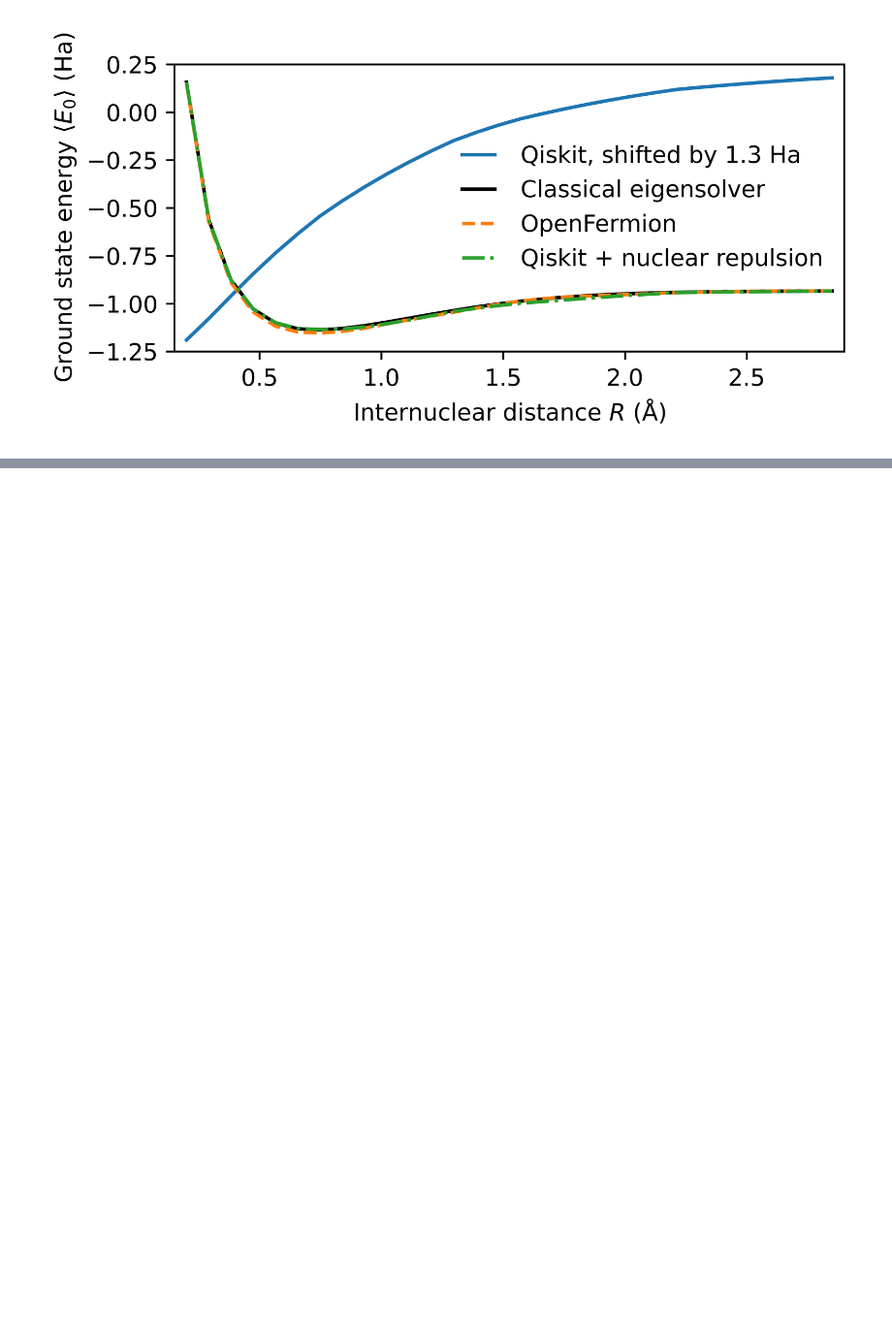
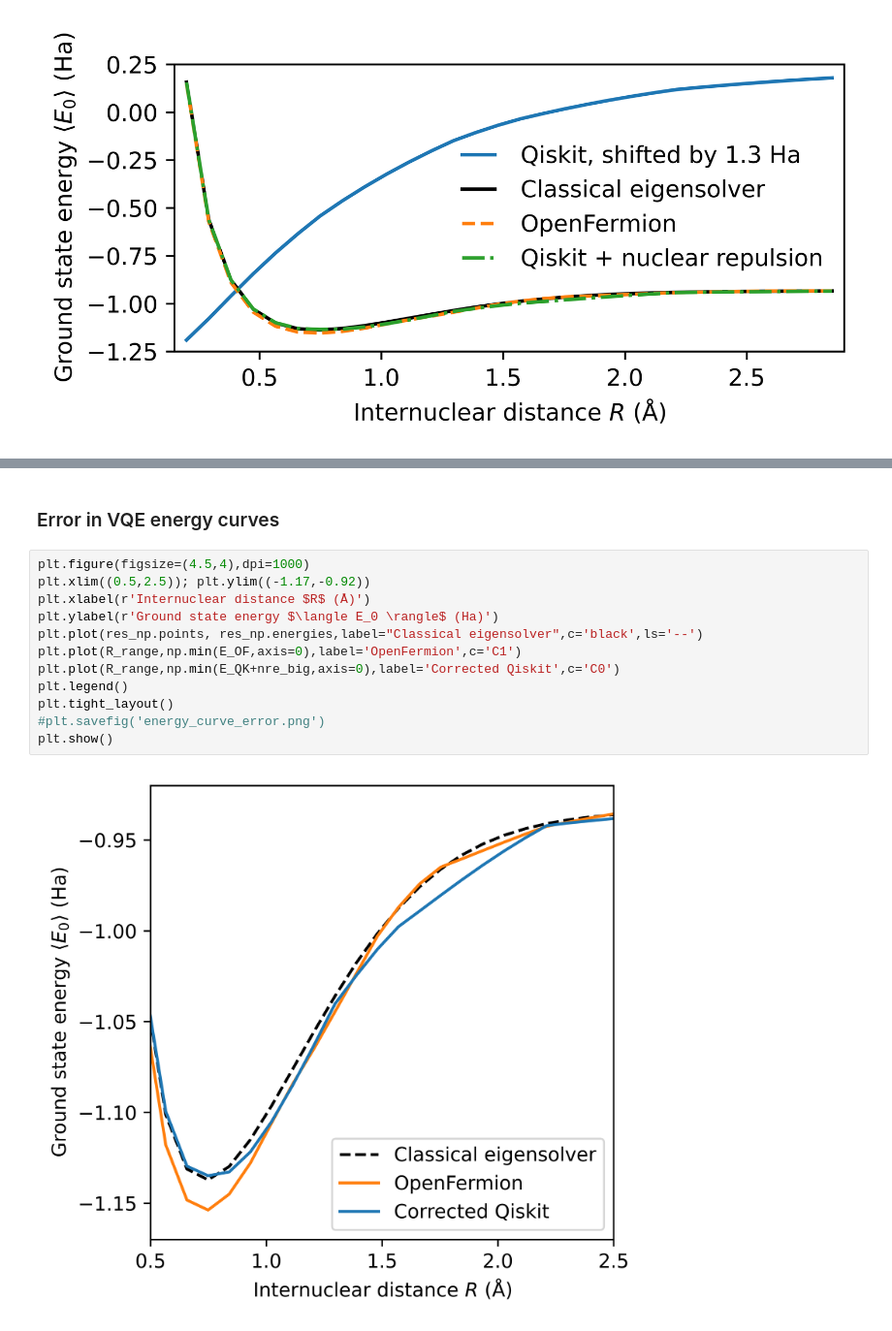
Before and after one commit to MatejHav/quantum-project-group-2, a Jupyter notebook: supporting_code.ipynb, the cells around one changed output, grey strips where cells are left out. Shown at 97% size. Cells and saved outputs as stored; diff of their text form; blank space fills up the shorter version.

```diff
--- a/supporting_code.ipynb
+++ b/supporting_code.ipynb
@@ -157,0 +210,16 @@ plt.show()
+# %% [markdown]
+### Error in VQE energy curves
+# %%
+plt.figure(figsize=(4.5,4),dpi=1000)
+plt.xlim((0.5,2.5)); plt.ylim((-1.17,-0.92))
+plt.xlabel(r'Internuclear distance $R$ (Å)')
+plt.ylabel(r'Ground state energy $\langle E_0 \rangle$ (Ha)')
+plt.plot(res_np.points, res_np.energies,label="Classical eigensolver",c='black',ls='--')
+plt.plot(R_range,np.min(E_OF,axis=0),label='OpenFermion',c='C1')
+plt.plot(R_range,np.min(E_QK+nre_big,axis=0),label='Corrected Qiskit',c='C0')
+plt.legend()
+plt.tight_layout()
+#plt.savefig('energy_curve_error.png')
+plt.show()
+# %% [output]
+[figure, added]
```
Also changed, not shown: parts of 7 cells of this notebook.
